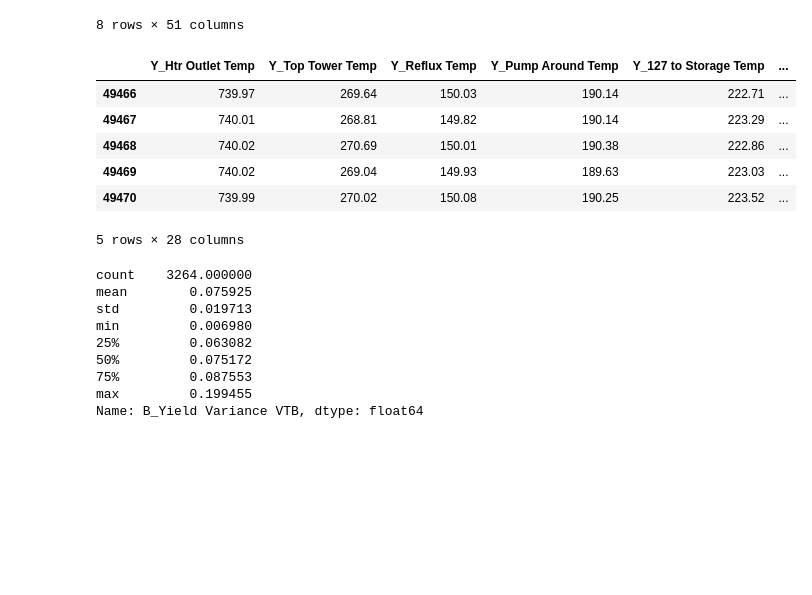
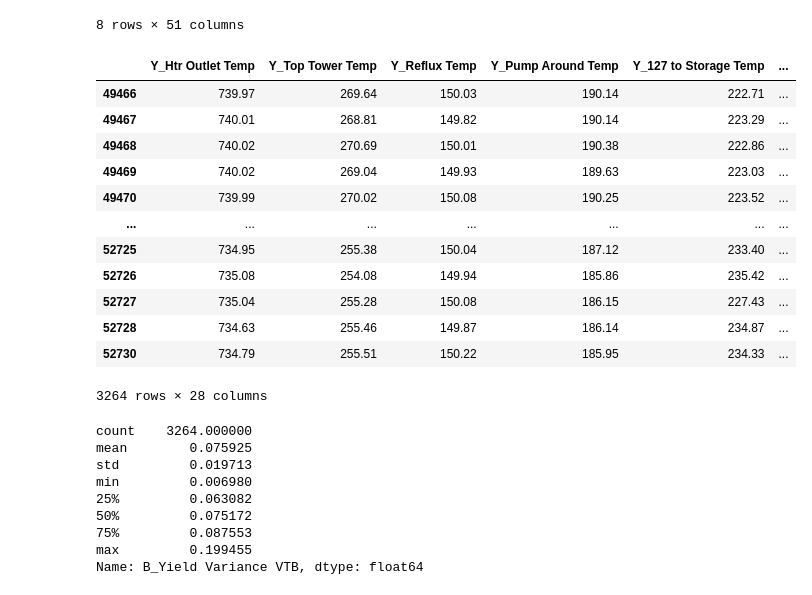
Before and after one commit to JPHebert32/MPO, a Jupyter notebook: data.ipynb, the cells around one changed output. Drawn from its saved outputs; the diff is of its cells as text; code cells hidden in the pictures; blank space fills up the shorter version.

```diff
--- a/data.ipynb
+++ b/data.ipynb
@@ -116,21 +116,27 @@ data_2020_df.describe()
 8 rows × 51 columns
 # %%
 # Keep on Y_value Columns
-y_var_df = data_2020_df[['Y_Htr Outlet Temp', 'Y_Top Tower Temp', 'Y_Reflux Temp', 'Y_Pump Around Temp',
+y_values_df = data_2020_df[['Y_Htr Outlet Temp', 'Y_Top Tower Temp', 'Y_Reflux Temp', 'Y_Pump Around Temp',
        'Y_127 to Storage Temp', 'Y_140 to Storage Temp','Y_152 to Storage Temp', 'Y_160 to Storage Temp',
        'Y_VTB to Storage Temp', 'Y_127 Strip Lvl Pcnt', 'Y_140 Strip Lvl Pcnt', 'Y_152 Strip Lvl Pcnt',
        'Y_160 Strip Lvl Pcnt', 'Y_Vacuum Charge Flow', 'Y_REFLUX', 'Y_PUMP AROUND', 'Y_Wash Flow', 'Y_127 to Storage Flow',
        'Y_140 to Storage Flow', 'Y_152 to Storage Flow', 'Y_160 to Storage Flow', 'Y_8TH TUBE', 'Y_Stripping Steam Tower Flow',
        'Y_127 Stripping Stream Flow', 'Y_140 Stripping Stream Flow', 'Y_152 Stripping Stream Flow', 'Y_160 Stripping Stream Flow',
        'B_Yield Variance VTB']]
-# %%
-y_var_df.head()
-# %% [output]
-|  | Y_Htr Outlet Temp | Y_Top Tower Temp | Y_Reflux Temp | Y_Pump Around Temp | Y_127 to Storage Temp | ... |
-| 49466 | 739.97 | 269.64 | 150.03 | 190.14 | 222.71 | ... |
-| 49467 | 740.01 | 268.81 | 149.82 | 190.14 | 223.29 | ... |
-| 49468 | 740.02 | 270.69 | 150.01 | 190.38 | 222.86 | ... |
-| 49469 | 740.02 | 269.04 | 149.93 | 189.63 | 223.03 | ... |
-| 49470 | 739.99 | 270.02 | 150.08 | 190.25 | 223.52 | ... |
-5 rows × 28 columns
+# %%
+y_values_df
+# %% [output]
+|  | Y_Htr Outlet Temp | Y_Top Tower Temp | Y_Reflux Temp | Y_Pump Around Temp | Y_127 to Storage Temp | ... |
+| 49466 | 739.97 | 269.64 | 150.03 | 190.14 | 222.71 | ... |
+| 49467 | 740.01 | 268.81 | 149.82 | 190.14 | 223.29 | ... |
+| 49468 | 740.02 | 270.69 | 150.01 | 190.38 | 222.86 | ... |
+| 49469 | 740.02 | 269.04 | 149.93 | 189.63 | 223.03 | ... |
+| 49470 | 739.99 | 270.02 | 150.08 | 190.25 | 223.52 | ... |
+| ... | ... | ... | ... | ... | ... | ... |
+| 52725 | 734.95 | 255.38 | 150.04 | 187.12 | 233.40 | ... |
+| 52726 | 735.08 | 254.08 | 149.94 | 185.86 | 235.42 | ... |
+| 52727 | 735.04 | 255.28 | 150.08 | 186.15 | 227.43 | ... |
+| 52728 | 734.63 | 255.46 | 149.87 | 186.14 | 234.87 | ... |
+| 52730 | 734.79 | 255.51 | 150.22 | 185.95 | 234.33 | ... |
+3264 rows × 28 columns
 # %%
```
Also changed, not shown: parts of 18 cells of this notebook, 2 other files.
